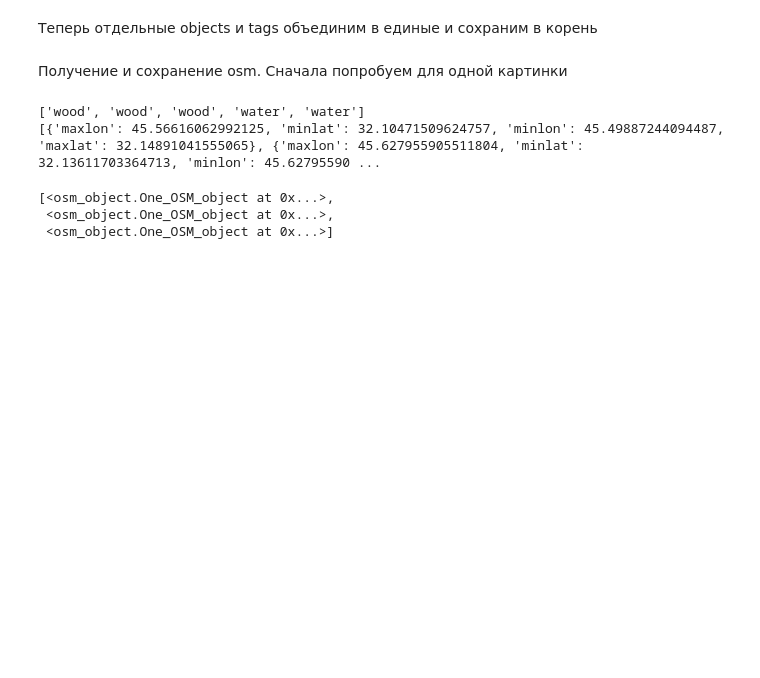
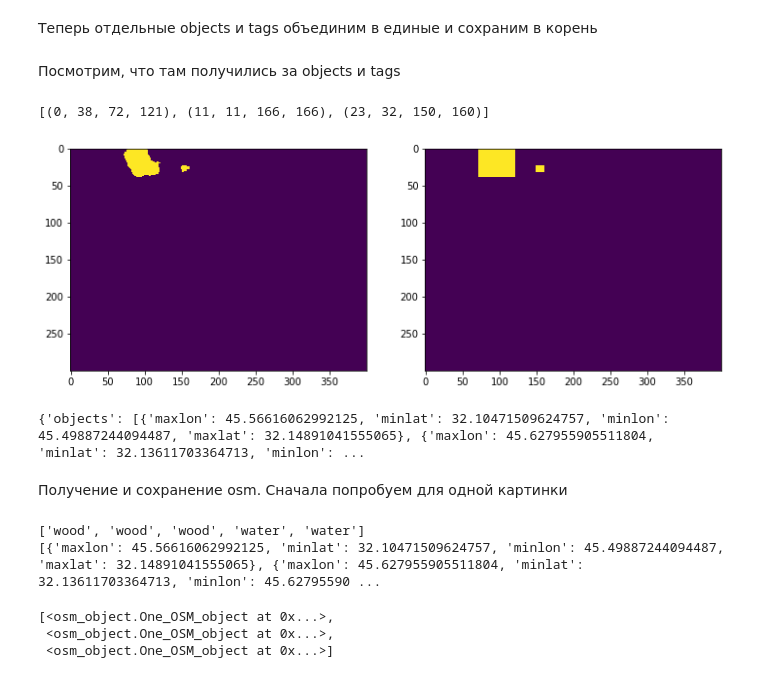
Before and after one commit to Vruchtel/Masters, a Jupyter notebook: NN_TRAINING/quality_asessment_with_predictions.ipynb, the cells around one changed output. Cells and saved outputs as stored; diff of their text form; code cells hidden in the pictures; blank space fills up the shorter version.

```diff
--- a/NN_TRAINING/quality_asessment_with_predictions.ipynb
+++ b/NN_TRAINING/quality_asessment_with_predictions.ipynb
@@ -371,6 +369,35 @@ for i in range(100):
     tags = dict_wood['tags'] + dict_water['tags'] + dict_peak['tags']
 
     dump_pickle(os.path.join(predictions_folder, objects_predicts_folder, pickle_filename), {'objects': objects, 'tags': tags})
+# %% [markdown]
+Посмотрим, что там получились за objects и tags
+# %%
+img_id = test_ids[0]
+
+mask_pred = np.load(os.path.join(predictions_folder, raw_predicts_folder, 'wood', img_id + '.npy'))
+
+plt.figure(figsize=(12, 6))
+plt.subplot(121)
+plt.imshow(mask_pred.reshape(img_shape))
+
+pickle_filename = img_id + '.pickle'
+rectangles = read_pickle(os.path.join(predictions_folder, rectangled_predicts_folder, 'wood', pickle_filename))
+print(rectangles)
+
+mask_copy = mask_pred.copy()
+for x1, x2, y1, y2 in rectangles:
+    mask_copy[x1:x2+1, y1:y2+1] = 1
+
+plt.subplot(122)
+plt.imshow(mask_copy.reshape(img_shape))
+plt.show()
+
+objects_and_tags = read_pickle(os.path.join(predictions_folder, objects_predicts_folder, pickle_filename))
+print(objects_and_tags)
+# %% [output]
+[(0, 38, 72, 121), (11, 11, 166, 166), (23, 32, 150, 160)]
+[figure, added]
+{'objects': [{'maxlon': 45.56616062992125, 'minlat': 32.10471509624757, 'minlon': 45.49887244094487, 'maxlat': 32.14891041555065}, {'maxlon': 45.627955905511804, 'minlat': 32.13611703364713, 'minlon': ...
 # %% [markdown]
 Получение и сохранение osm. Сначала попробуем для одной картинки
 # %%
```
Also changed, not shown: parts of 20 cells of this notebook, 4 other files.
